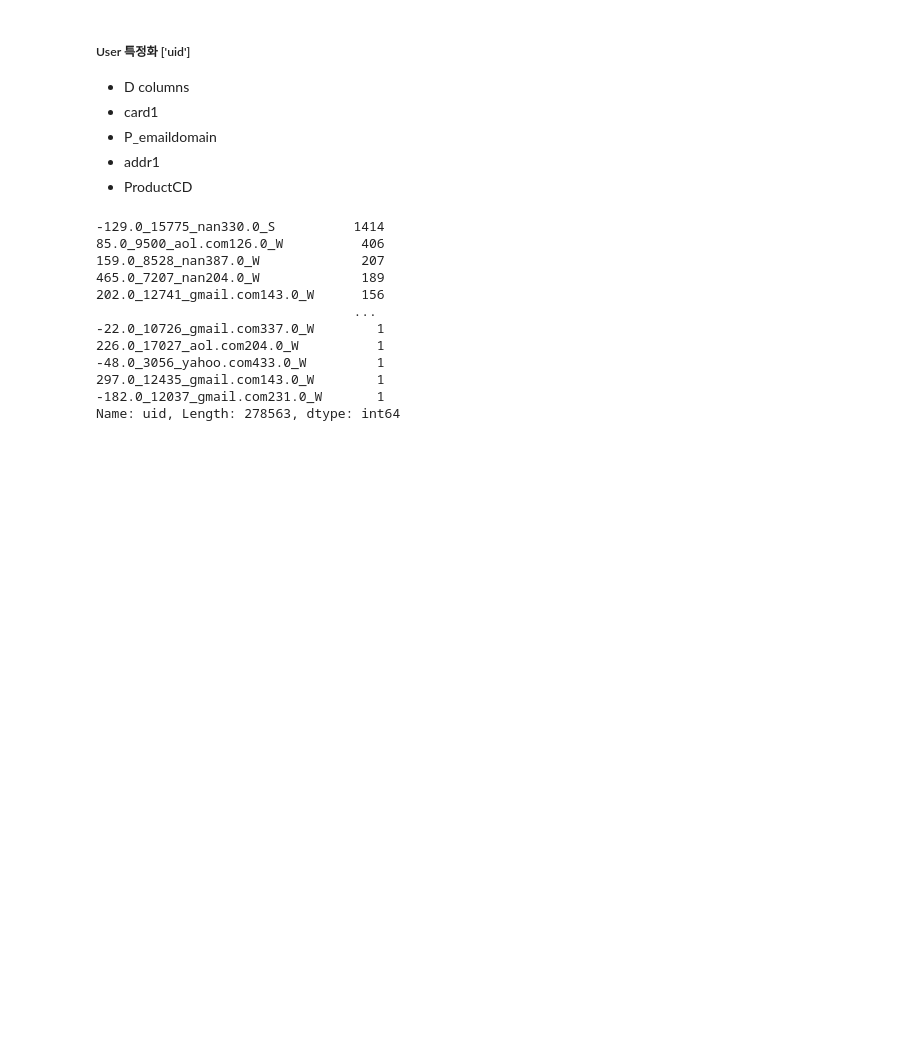
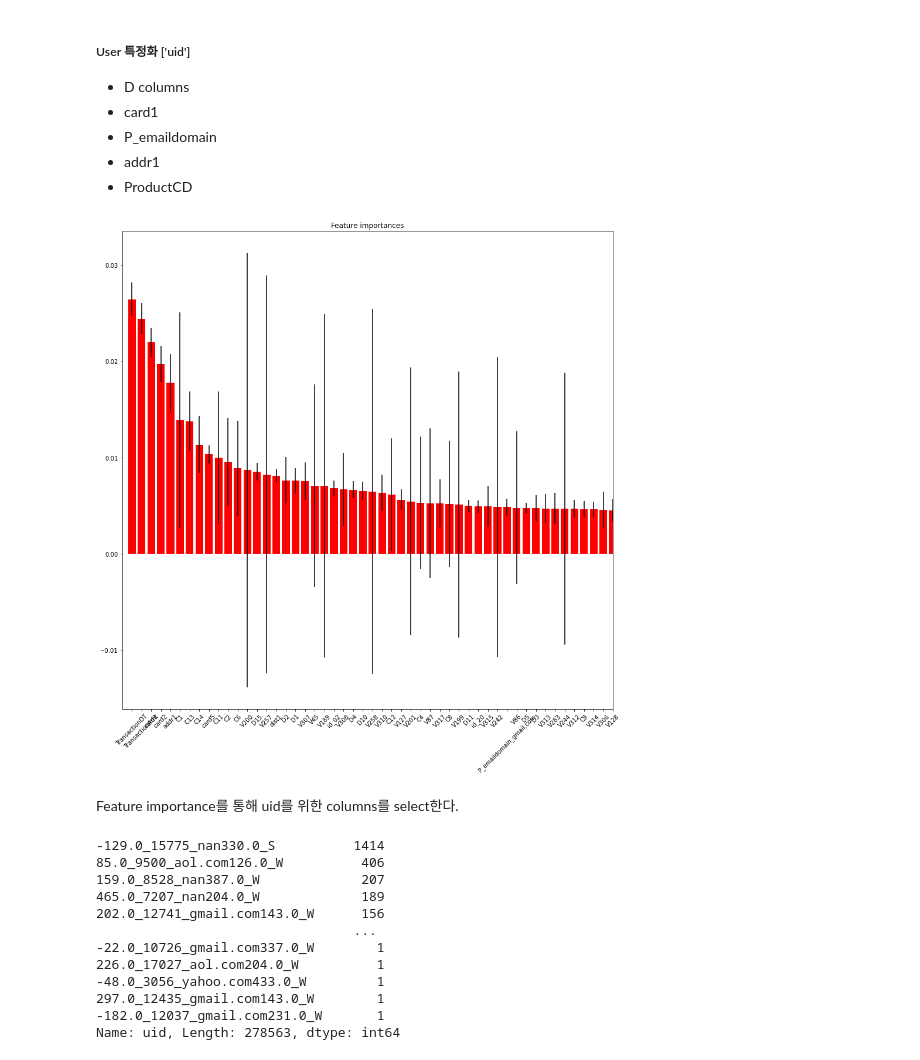
Before and after one commit to 592k/Mini_project-modeling, a Jupyter notebook: src/EDA.ipynb, the cells around one changed output. Saved outputs shown, nothing was run; the diff lists cells and outputs as text; code cells hidden in the pictures; blank space fills up the shorter version.

```diff
--- a/src/EDA.ipynb
+++ b/src/EDA.ipynb
@@ -708,6 +708,33 @@ sns.heatmap(ratio.corr(), annot=True)
 - P_emaildomain
 - addr1
 - ProductCD
+# %%
+# feature_importance
+train_x = train_t.merge(train_i, how='left', on='TransactionID')
+train_x = pd.get_dummies(data=train_x, columns=list(train_x.dtypes[train_x.dtypes.values=='object'].index))
+train_x.fillna(-999, inplace=True)
+
+X = train_x.drop(columns=['isFraud'])
+y = train_x.isFraud
+
+forest = RandomForestClassifier()
+forest.fit(X,y)
+
+importances = forest.feature_importances_
+std = np.std([tree.feature_importances_ for tree in forest.estimators_], axis=0)
+indices = np.argsort(importances)[::-1]
+
+plt.figure(figsize=(15,15))
+plt.title("Feature importances")
+plt.bar(range(X.shape[1]), importances[indices],
+        color='r', yerr=std[indices], align='center')
+plt.xticks(range(X.shape[1]), X.columns[indices], rotation=45)
+plt.xlim([-1, 50])
+plt.show()
+# %% [output]
+[figure, added]
+# %% [markdown]
+Feature importance를 통해 uid를 위한 columns를 select한다.
 # %%
 # 278563 users
 train_uid = uid(train_t).loc[:,['isFraud','uid']]
```
Also changed, not shown: parts of 1 cell of this notebook, 6 other files.
